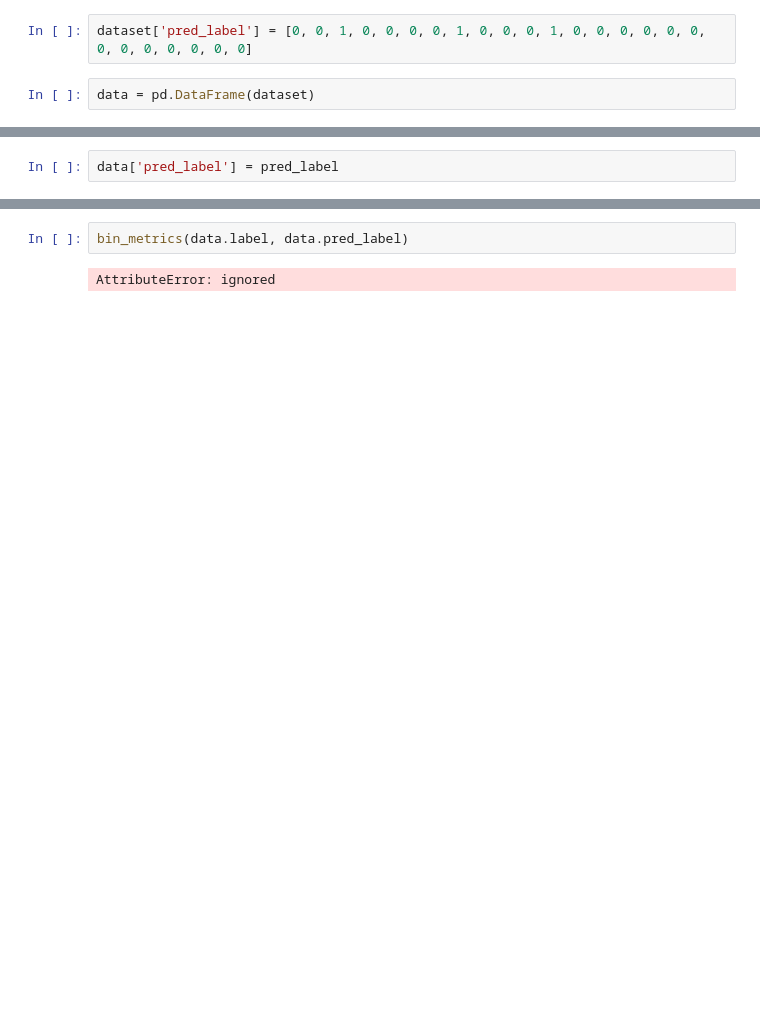
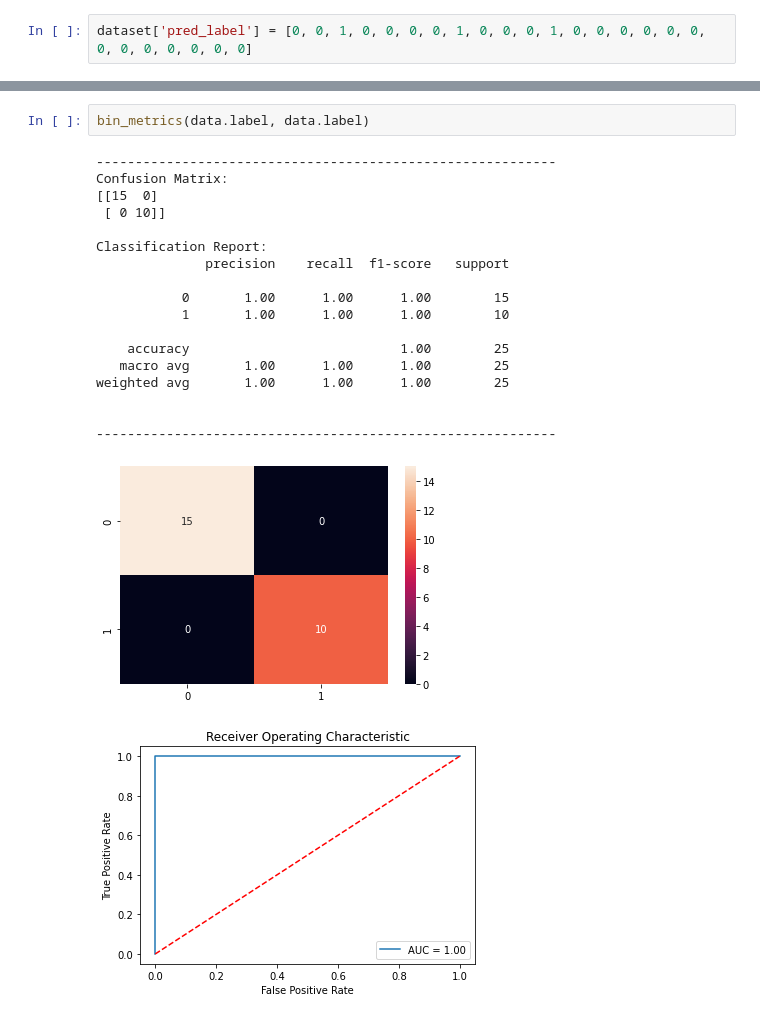
Before and after one commit to Bhardwaj-Saurabh/Identification-of-highly-drunk-people-using-openpose, a Jupyter notebook: Detect_drunk_behaviour_OpenPose.ipynb, the cells around one changed output, grey strips where cells are left out. Cells and saved outputs as stored; diff of their text form; blank space fills up the shorter version.

```diff
--- a/Detect_drunk_behaviour_OpenPose.ipynb
+++ b/Detect_drunk_behaviour_OpenPose.ipynb
@@ -260,4 +124,2 @@ dataset = getListOfFiles('/content/drive/MyDrive/GDP/Openpose_deepsort/CSA_data/
 # %%
 dataset['pred_label'] = [0, 0, 1, 0, 0, 0, 0, 1, 0, 0, 0, 1, 0, 0, 0, 0, 0, 0, 0, 0, 0, 0, 0, 0, 0]
-# %%
-data = pd.DataFrame(dataset)
@@ -464,2 +341,0 @@ for video in run_videos[:2]:
-# %%
-data['pred_label'] = pred_label
@@ -491,6 +365,24 @@ def bin_metrics(y_test, y_pred):
     plt.xlabel('False Positive Rate')
     plt.show()
 # %%
-bin_metrics(data.label, data.pred_label)
+bin_metrics(data.label, data.label)
 # %% [output]
-AttributeError: ignored
+-----------------------------------------------------------
+Confusion Matrix:
+[[15  0]
+ [ 0 10]]
+
+Classification Report:
+              precision    recall  f1-score   support
+
+           0       1.00      1.00      1.00        15
+           1       1.00      1.00      1.00        10
+
+    accuracy                           1.00        25
+   macro avg       1.00      1.00      1.00        25
+weighted avg       1.00      1.00      1.00        25
+
+
+-----------------------------------------------------------
+[figure, added]
+[figure, added]
```
Also changed, not shown: parts of 19 cells of this notebook.
